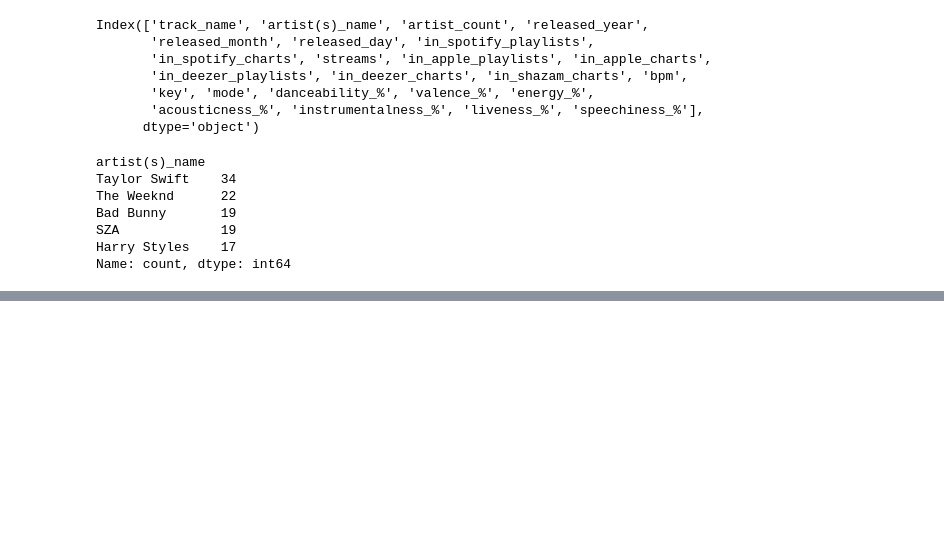
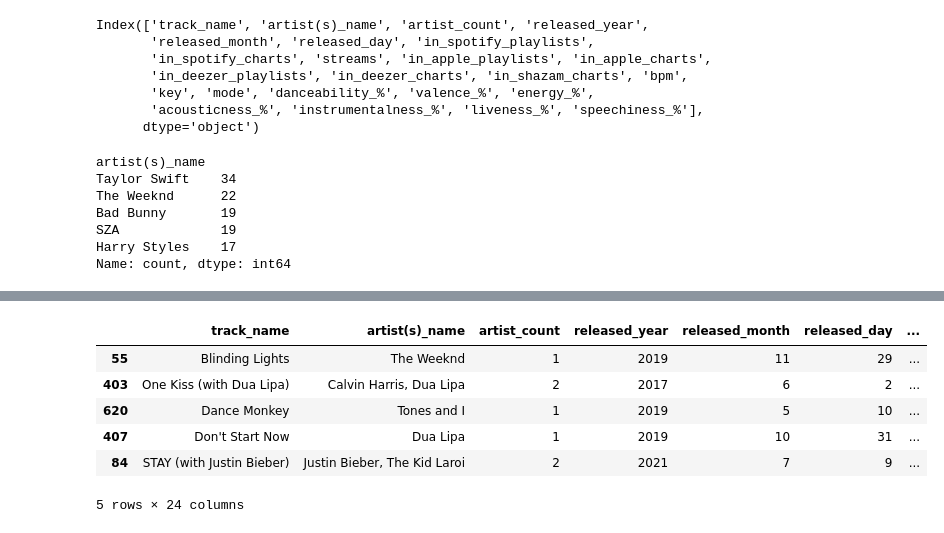
Before and after one commit to AnubhavYadavBCA25/Spofity-Data-Analysis, a Jupyter notebook: notebook/Analysis.ipynb, the cells around one changed output, grey strips where cells are left out. Drawn from its saved outputs; the diff is of its cells as text; code cells hidden in the pictures; blank space fills up the shorter version.

```diff
--- a/notebook/Analysis.ipynb
+++ b/notebook/Analysis.ipynb
@@ -137,0 +160,11 @@ Name: count, dtype: int64
+# %%
+# Top 5 songs on apple music playlist
+df.nlargest(5, 'in_apple_playlists')
+# %% [output]
+|  | track_name | artist(s)_name | artist_count | released_year | released_month | released_day | ... |
+| 55 | Blinding Lights | The Weeknd | 1 | 2019 | 11 | 29 | ... |
+| 403 | One Kiss (with Dua Lipa) | Calvin Harris, Dua Lipa | 2 | 2017 | 6 | 2 | ... |
+| 620 | Dance Monkey | Tones and I | 1 | 2019 | 5 | 10 | ... |
+| 407 | Don't Start Now | Dua Lipa | 1 | 2019 | 10 | 31 | ... |
+| 84 | STAY (with Justin Bieber) | Justin Bieber, The Kid Laroi | 2 | 2021 | 7 | 9 | ... |
+5 rows × 24 columns
```
Also changed, not shown: parts of 11 cells of this notebook.
